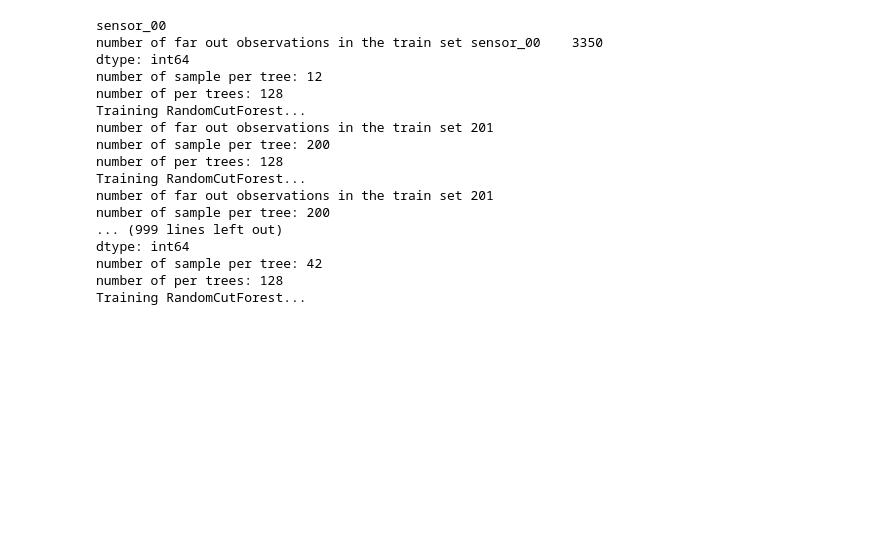
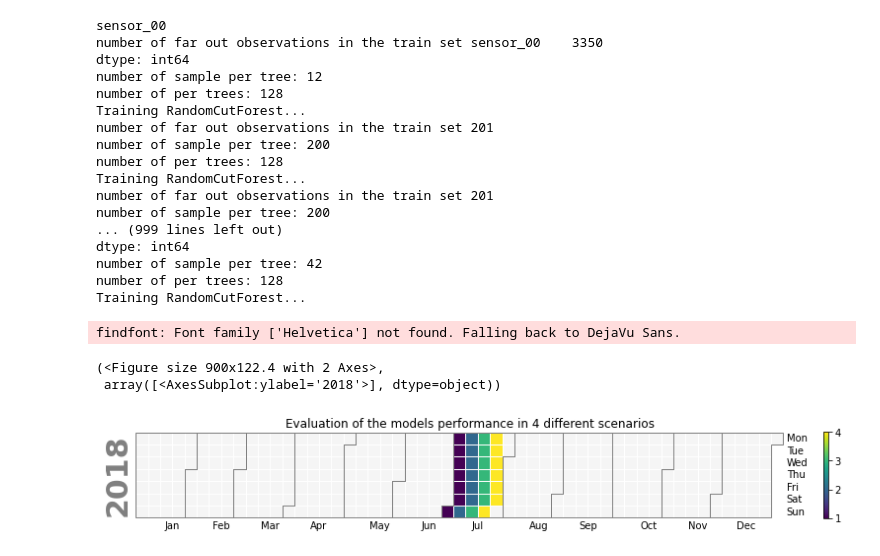
Before and after one commit to NicolaRonzoni/System-for-anomaly-detection, a Jupyter notebook: Anomaly detection.ipynb, the cells around one changed output. Saved outputs shown, nothing was run; the diff lists cells and outputs as text; code cells hidden in the pictures; blank space fills up the shorter version.

```diff
--- a/Anomaly detection.ipynb
+++ b/Anomaly detection.ipynb
@@ -388,3 +388,14 @@ Training RandomCutForest...
 z_score_anomalies['labels']=anomaly.iloc[131040:131040+1440*28]
 # %%
 z_score_anomalies.to_csv('/mnt/c/Users/NicolaRonzoni/OneDrive - BitBang Srl/pump-sensor-data/RCFresult.csv',sep=',')
+# %%
+# performance evaluation
+all_days = pd.date_range('7/1/2018', periods=28, freq='D')
+scenarios = np.array([1,1,1,1,1,1,1,2,2,2,2,2,2,2,3,3,3,3,3,3,3,4,4,4,4,4,4,4])
+events = pd.Series(scenarios, index=all_days)
+calplot.calplot(events, suptitle='Evaluation of the models performance in 4 different scenarios')
+# %% [output]
+findfont: Font family ['Helvetica'] not found. Falling back to DejaVu Sans.
+(<Figure size 900x122.4 with 2 Axes>,
+ array([<AxesSubplot:ylabel='2018'>], dtype=object))
+[figure, added]
```
Also changed, not shown: parts of 11 cells of this notebook, 1 other file.
